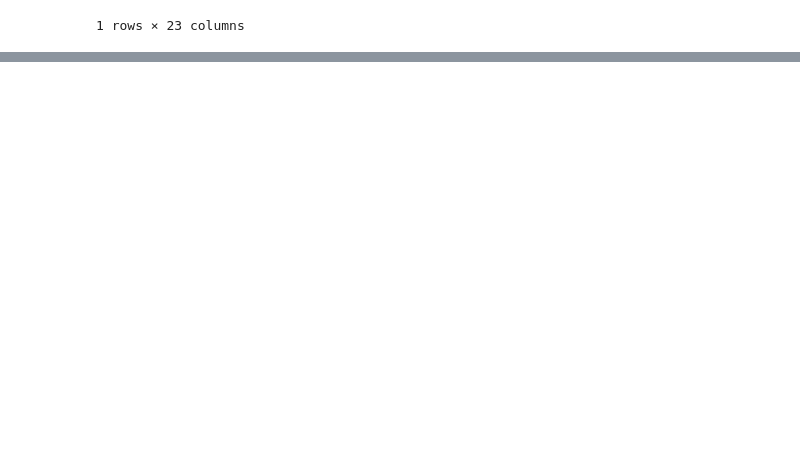
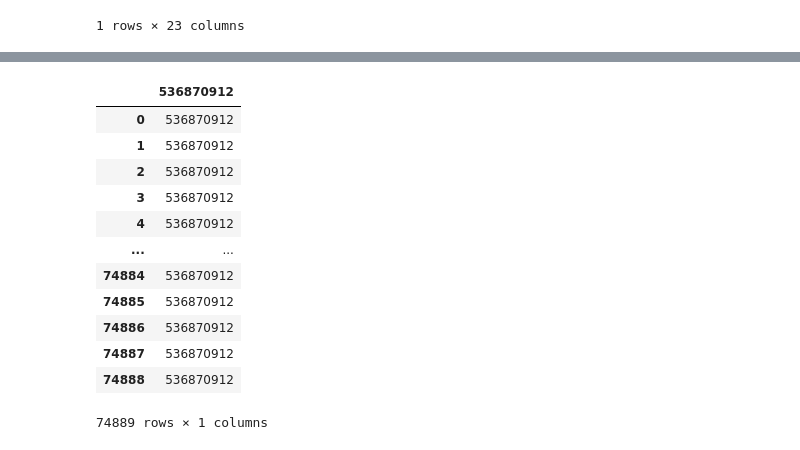
Before and after one commit to AdamLoydHarris/mEC_preprocessing, a Jupyter notebook: ephys_alignment.ipynb, the cells around one changed output, grey strips where cells are left out. Saved outputs shown, nothing was run; the diff lists cells and outputs as text; code cells hidden in the pictures; blank space fills up the shorter version.

```diff
--- a/ephys_alignment.ipynb
+++ b/ephys_alignment.ipynb
@@ -1556,0 +2746,16 @@ All sessions binned and firing-rate-filtered. Final # of clusters: 40
+# %%
+pinstate
+# %% [output]
+|  | 536870912 |
+| 0 | 536870912 |
+| 1 | 536870912 |
+| 2 | 536870912 |
+| 3 | 536870912 |
+| 4 | 536870912 |
+| ... | ... |
+| 74884 | 536870912 |
+| 74885 | 536870912 |
+| 74886 | 536870912 |
+| 74887 | 536870912 |
+| 74888 | 536870912 |
+74889 rows × 1 columns
```
Also changed, not shown: parts of 14 cells of this notebook, 3 other files.
